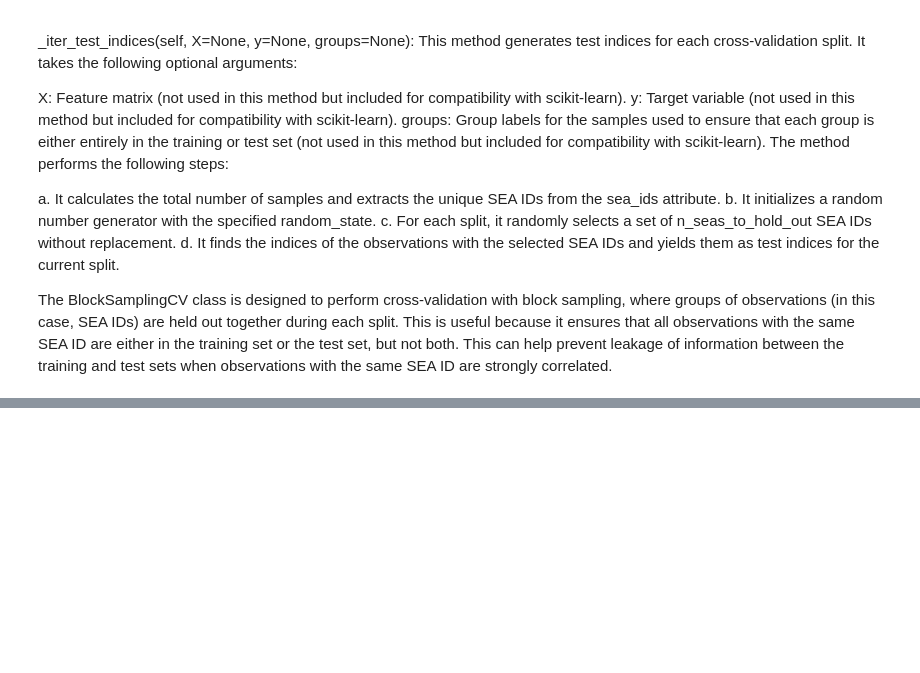
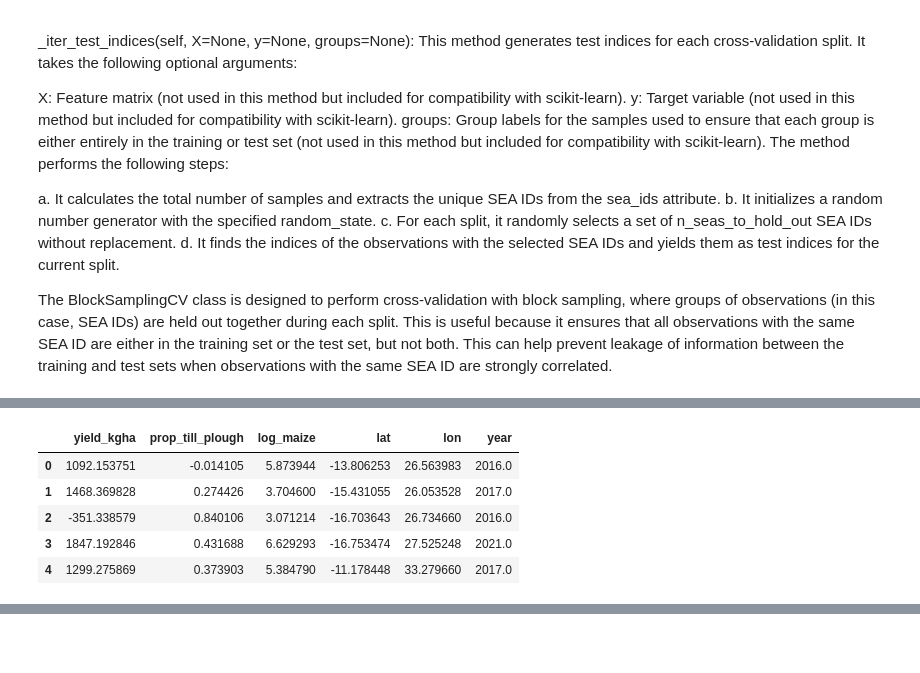
Before and after one commit to mosaiks-capstone/Modeling, a Jupyter notebook: gabmodeltesting.ipynb, the cells around one changed output, grey strips where cells are left out. Saved outputs shown, nothing was run; the diff lists cells and outputs as text; code cells hidden in the pictures; blank space fills up the shorter version.

Commit message:
writing predictions

```diff
--- a/gabmodeltesting.ipynb
+++ b/gabmodeltesting.ipynb
@@ -212,24 +206,14 @@ def get_train_val_test_indices(sea_ids, n_seas_to_hold_out_for_val, n_seas_to_ho
 # %%
 # Prepare the arguments as a dictionary
 args = {
-    'target_columns': [
-       'total_area_harv_ha', 'total_area_lost_ha', 'total_harv_kg',
-       'yield_kgha', 'frac_area_harv', 'frac_area_loss', 'area_lost_fire',
-       'maize', 'groundnuts', 'mixed_beans', 'popcorn', 'sorghum', 'soybeans',
-       'sweet_potatoes', 'bunding', 'monocrop', 'mixture', 'frac_loss_drought',
-       'frac_loss_flood', 'frac_loss_animal', 'frac_loss_pests',
-       'frac_loss_soil', 'frac_loss_fert', 'prop_till_plough',
-       'prop_till_ridge', 'prop_notill', 'prop_hand', 'prop_mono', 'prop_mix',
-       'log_maize', 'log_sweetpotatoes', 'log_groundnuts', 'log_soybeans',
-       'loss_ind', 'drought_loss_ind', 'flood_loss_ind', 'animal_loss_ind',
-       'pest_loss_ind'],
+    'target_columns': ['yield_kgha', 'prop_till_plough', 'log_maize'],
     'test_size': 0.1,
     'categorical_columns':['loss_ind','drought_loss_ind', 'flood_loss_ind','animal_loss_ind','pest_loss_ind'],
     'decision_boundaries': [0.3,0.5,0.7],
     'sea_ids': grouped_features['sea_unq'],
     'validation_size' : 0.1,
-    'bootstrap' : True,
-    'n_bootstraps': 10,
+    'bootstrap' : False,
+    'n_bootstraps': None,
     'block_sample': False,
     'n_seas_held_out_val': None,
     'n_seas_held_out_test': None,
@@ -394,4 +430,4 @@ def train_and_evaluate_models(args):
 # %%
-predictions_df = train_and_evaluate_models(args)
+val_predictions_df, train_predictions_df, metrics_df, val_groundtruth_df, train_groundtruth_df, models  = train_and_evaluate_models(args)
 # %% [output]
 Running model with the following parameters:
@@ -408,0 +458,9 @@ Average Pearson's correlation coefficient: 0.83
+# %%
+val_predictions_df.head()
+# %% [output]
+|  | yield_kgha | prop_till_plough | log_maize | lat | lon | year |
+| 0 | 1092.153751 | -0.014105 | 5.873944 | -13.806253 | 26.563983 | 2016.0 |
+| 1 | 1468.369828 | 0.274426 | 3.704600 | -15.431055 | 26.053528 | 2017.0 |
+| 2 | -351.338579 | 0.840106 | 3.071214 | -16.703643 | 26.734660 | 2016.0 |
+| 3 | 1847.192846 | 0.431688 | 6.629293 | -16.753474 | 27.525248 | 2021.0 |
+| 4 | 1299.275869 | 0.373903 | 5.384790 | -11.178448 | 33.279660 | 2017.0 |
```
Also changed, not shown: parts of 16 cells of this notebook, 2 other files.
